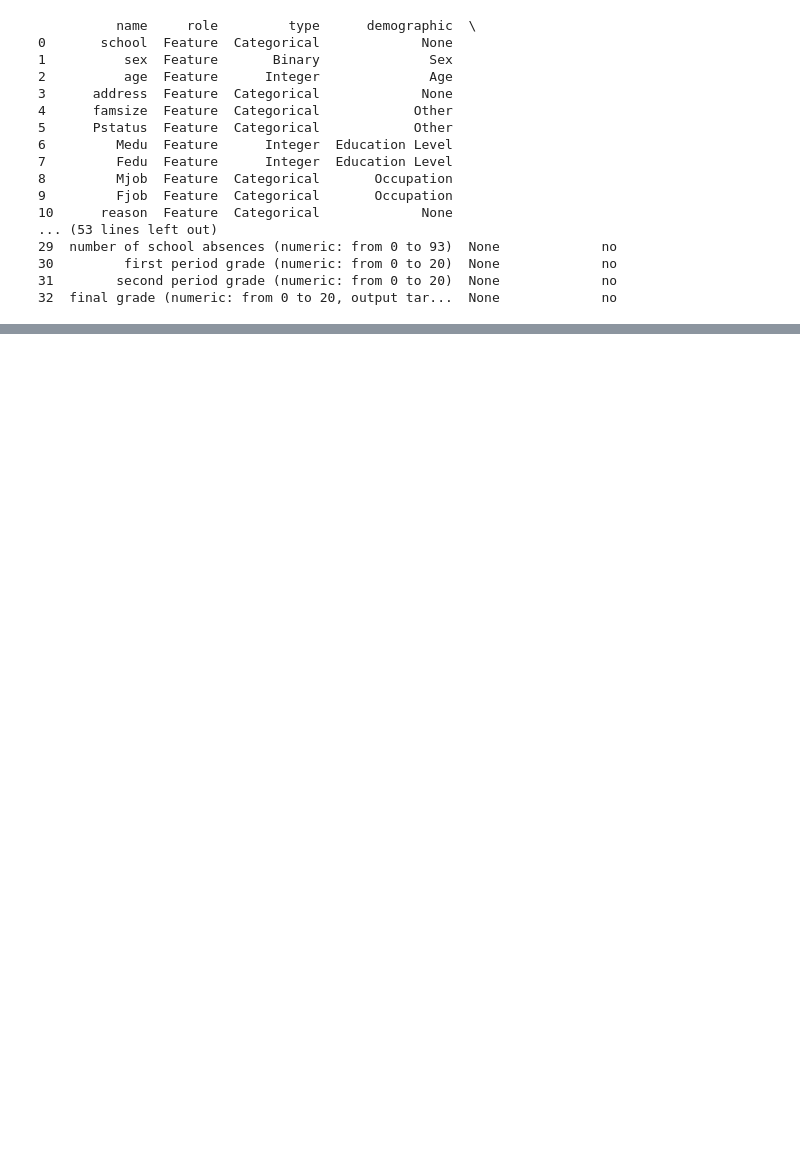
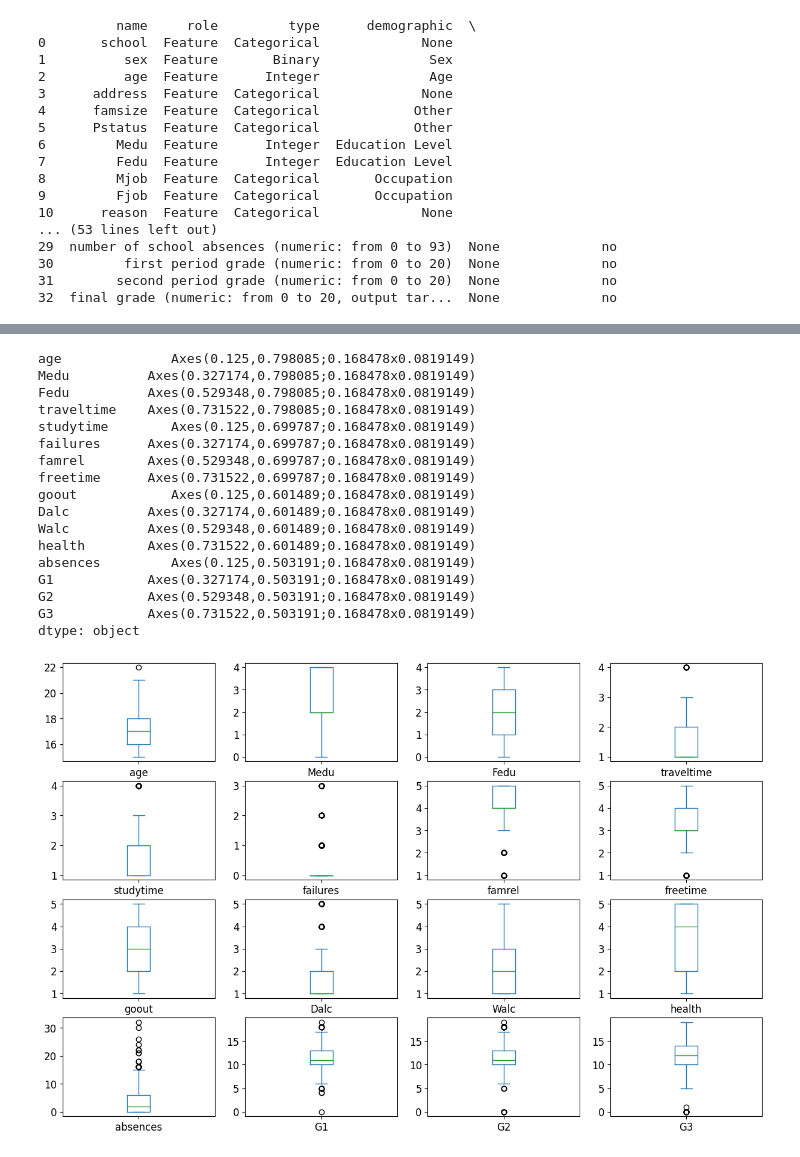
Before and after one commit to tomas-ribeiro-pinto/COMP4139_Machine_Learning, a Jupyter notebook: task2_student_performance_dataset.ipynb, the cells around one changed output, grey strips where cells are left out. Drawn from its saved outputs; the diff is of its cells as text; code cells hidden in the pictures; blank space fills up the shorter version.

```diff
--- a/task2_student_performance_dataset.ipynb
+++ b/task2_student_performance_dataset.ipynb
@@ -30,0 +65,22 @@ print(student_performance.variables)
+# %%
+data_mean = df.iloc[:, :] # slice of the data, firs position is the rows, second is the columns
+data_mean.plot(kind='box', subplots=True, layout=(8,4), sharex=False, sharey=False, fontsize=12, figsize=(15,20))
+# %% [output]
+age              Axes(0.125,0.798085;0.168478x0.0819149)
+Medu          Axes(0.327174,0.798085;0.168478x0.0819149)
+Fedu          Axes(0.529348,0.798085;0.168478x0.0819149)
+traveltime    Axes(0.731522,0.798085;0.168478x0.0819149)
+studytime        Axes(0.125,0.699787;0.168478x0.0819149)
+failures      Axes(0.327174,0.699787;0.168478x0.0819149)
+famrel        Axes(0.529348,0.699787;0.168478x0.0819149)
+freetime      Axes(0.731522,0.699787;0.168478x0.0819149)
+goout            Axes(0.125,0.601489;0.168478x0.0819149)
+Dalc          Axes(0.327174,0.601489;0.168478x0.0819149)
+Walc          Axes(0.529348,0.601489;0.168478x0.0819149)
+health        Axes(0.731522,0.601489;0.168478x0.0819149)
+absences         Axes(0.125,0.503191;0.168478x0.0819149)
+G1            Axes(0.327174,0.503191;0.168478x0.0819149)
+G2            Axes(0.529348,0.503191;0.168478x0.0819149)
+G3            Axes(0.731522,0.503191;0.168478x0.0819149)
+dtype: object
+[figure, added]
```
Also changed, not shown: parts of 4 cells of this notebook.
